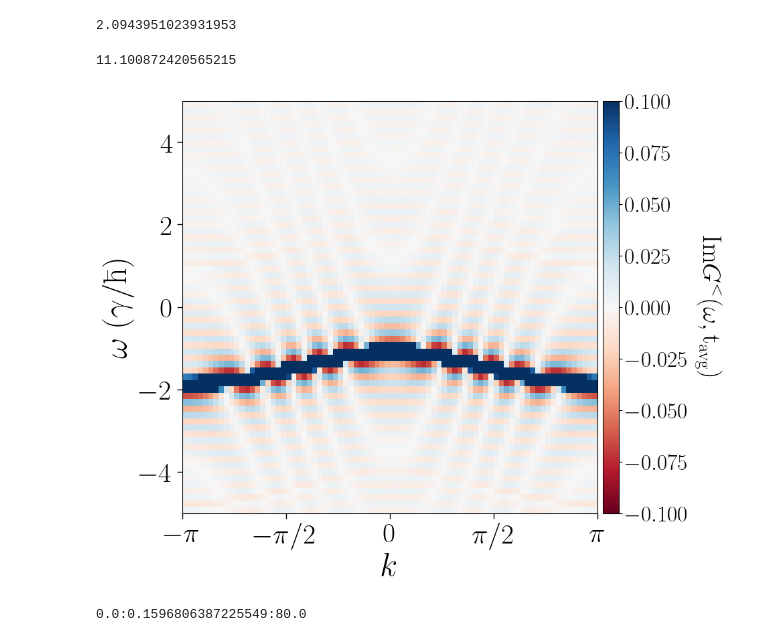
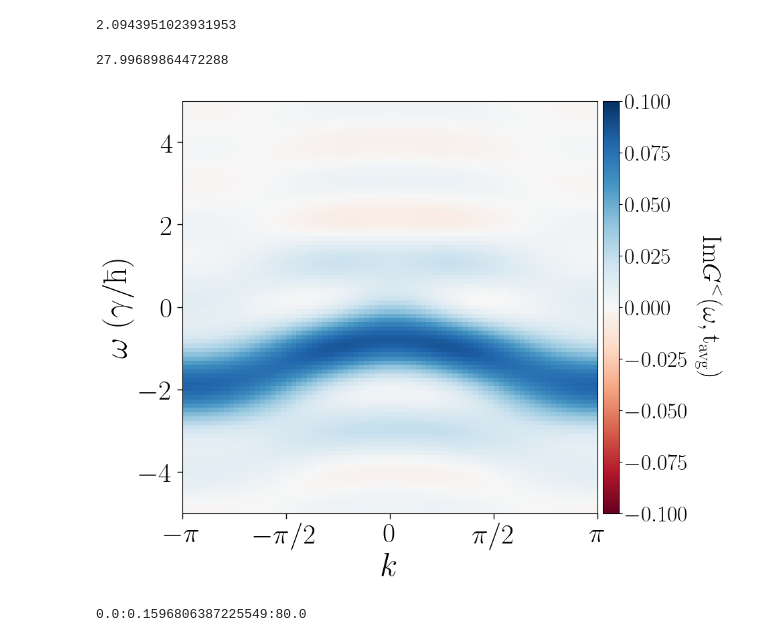
Before and after one commit to Jalil199/KBE-DrivenElectrons, a Jupyter notebook: main-rice_mele.ipynb, the cells around one changed output. Drawn from its saved outputs; the diff is of its cells as text; code cells hidden in the pictures.

```diff
--- a/main-rice_mele.ipynb
+++ b/main-rice_mele.ipynb
@@ -936,39 +936,39 @@ datats["sol"].t[130]
 fig,axs=plt.subplots(1,1,figsize=(8,8))
 
 fs = 30
-t_avg = 50#360
+t_avg = 250#360
 t_avg_sol = ts[t_avg]
 
 println(t_avg_sol)
 
 cmap = plt.get_cmap("RdBu", 3024)
 
 datt = imag.(transpose(GL_Wigner_tensor[:,end:-1:1,t_avg])/(40))
 
 t1x = -pi
 t2x = pi
 t1y = ωs[1]
 t2y = ωs[end]
 #plt.ylim(-10,10)
 
 img = axs.imshow(datt, aspect="auto", cmap=cmap, extent=[t1x,t2x,t1y,t2y], vmin=-0.1, vmax=0.1)
 
 axs.set_xlabel(raw"$k$", fontsize=fs+5)
 axs.set_ylabel(raw"$\mathrm{\omega \; (\gamma/\hbar) }$", fontsize=fs+5)
 axs.tick_params(axis="both", which="both", labelsize=fs, direction="out", length=6, width=1)
 axs.ticklabel_format(axis="y", style="sci", scilimits=(-1, 2), useMathText=true)
 axs.yaxis.offsetText.set_fontsize(fs)
 xticks([-π, -π/2, 0, π/2, π], [L"-\pi", L"-\pi/2", L"0", L"\pi/2", L"\pi"])
 #plt.plot(ks, ϵ_k.(ks), color="yellow", ls="--", linewidth=2)
 plt.ylim(-5,5)
 box = axs.get_position()
 cbar_ax = fig.add_axes([box.x1 + 0.01, box.y0, 0.03, box.height])
 cbar = fig.colorbar(img, cax=cbar_ax)
 cbar.ax.tick_params(labelsize=fs-6)
 cbar.set_label(raw"$\text{Im}G^{<}\mathrm{(\omega,t_{\text{avg}})}$", fontsize=fs-2,rotation=270,labelpad=35)
 # %% [output]
-11.100872420565215
+27.99689864472288
-[figure, old version]
+[figure, new version]
 # %%
 #tavg
 # %% [output]
```
Also changed, not shown: parts of 19 cells of this notebook, 1 other file.
